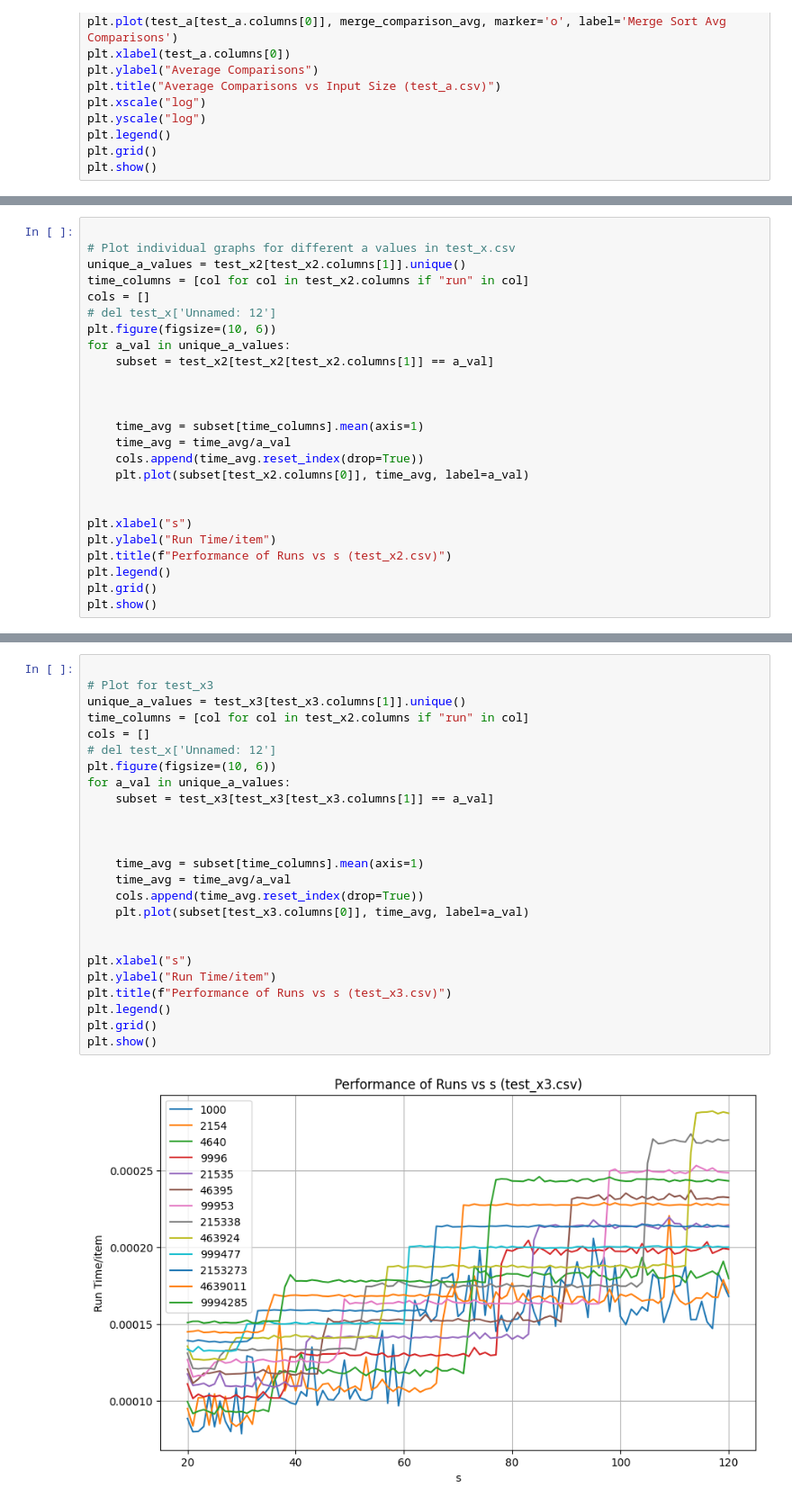
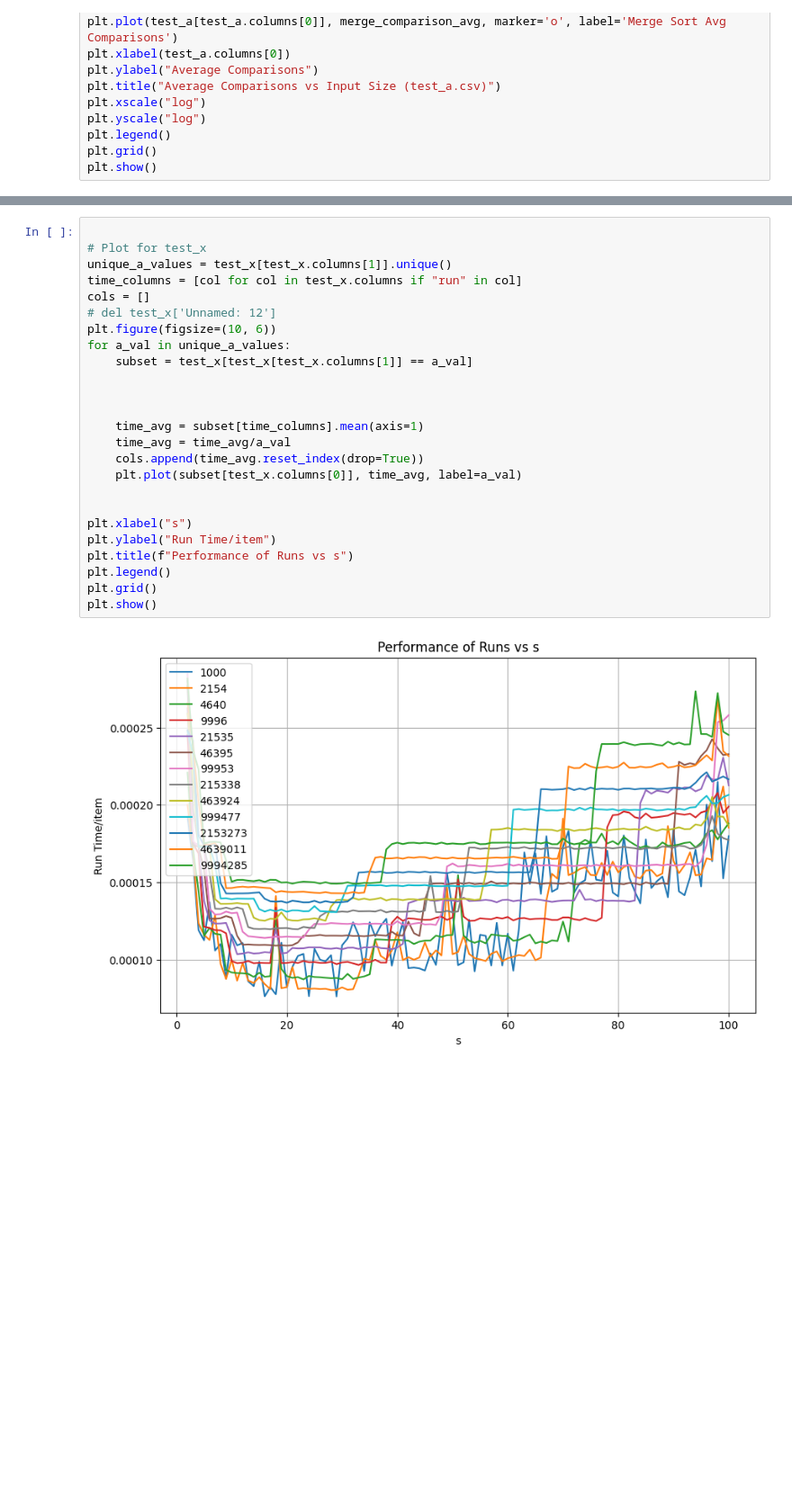
Before and after one commit to Eyewhy/SC2001-Lab, a Jupyter notebook: lab1/Lab1_Graphs.ipynb, the cells around one changed output, grey strips where cells are left out. Shown: that part at 90% size. Drawn from its saved outputs; the diff is of its cells as text; blank space fills up the shorter version.

```diff
--- a/lab1/Lab1_Graphs.ipynb
+++ b/lab1/Lab1_Graphs.ipynb
@@ -157,25 +115,0 @@ for a_val in unique_a_values:
-# %%
-
-# Plot individual graphs for different a values in test_x.csv
-unique_a_values = test_x2[test_x2.columns[1]].unique()
-time_columns = [col for col in test_x2.columns if "run" in col]
-cols = []
-# del test_x['Unnamed: 12']
-plt.figure(figsize=(10, 6))
-for a_val in unique_a_values:
-    subset = test_x2[test_x2[test_x2.columns[1]] == a_val]
-
-
-
-    time_avg = subset[time_columns].mean(axis=1)
-    time_avg = time_avg/a_val
-    cols.append(time_avg.reset_index(drop=True))
-    plt.plot(subset[test_x2.columns[0]], time_avg, label=a_val)
-
-
-plt.xlabel("s")
-plt.ylabel("Run Time/item")
-plt.title(f"Performance of Runs vs s (test_x2.csv)")
-plt.legend()
-plt.grid()
-plt.show()
@@ -197,30 +116,30 @@ plt.show()
 # %%
 
-# Plot for test_x3
-unique_a_values = test_x3[test_x3.columns[1]].unique()
-time_columns = [col for col in test_x2.columns if "run" in col]
+# Plot for test_x
+unique_a_values = test_x[test_x.columns[1]].unique()
+time_columns = [col for col in test_x.columns if "run" in col]
 cols = []
 # del test_x['Unnamed: 12']
 plt.figure(figsize=(10, 6))
 for a_val in unique_a_values:
-    subset = test_x3[test_x3[test_x3.columns[1]] == a_val]
+    subset = test_x[test_x[test_x.columns[1]] == a_val]
 
 
 
     time_avg = subset[time_columns].mean(axis=1)
     time_avg = time_avg/a_val
     cols.append(time_avg.reset_index(drop=True))
-    plt.plot(subset[test_x3.columns[0]], time_avg, label=a_val)
+    plt.plot(subset[test_x.columns[0]], time_avg, label=a_val)
 
 
 plt.xlabel("s")
 plt.ylabel("Run Time/item")
-plt.title(f"Performance of Runs vs s (test_x3.csv)")
+plt.title(f"Performance of Runs vs s")
 plt.legend()
 plt.grid()
 plt.show()
 # %% [output]
-[figure, old version]
+[figure, new version]
 # %%
 avg = pd.DataFrame(cols)
 plt.figure(figsize=(10, 6))
```
Also changed, not shown: parts of 8 cells of this notebook, 9 other files.
